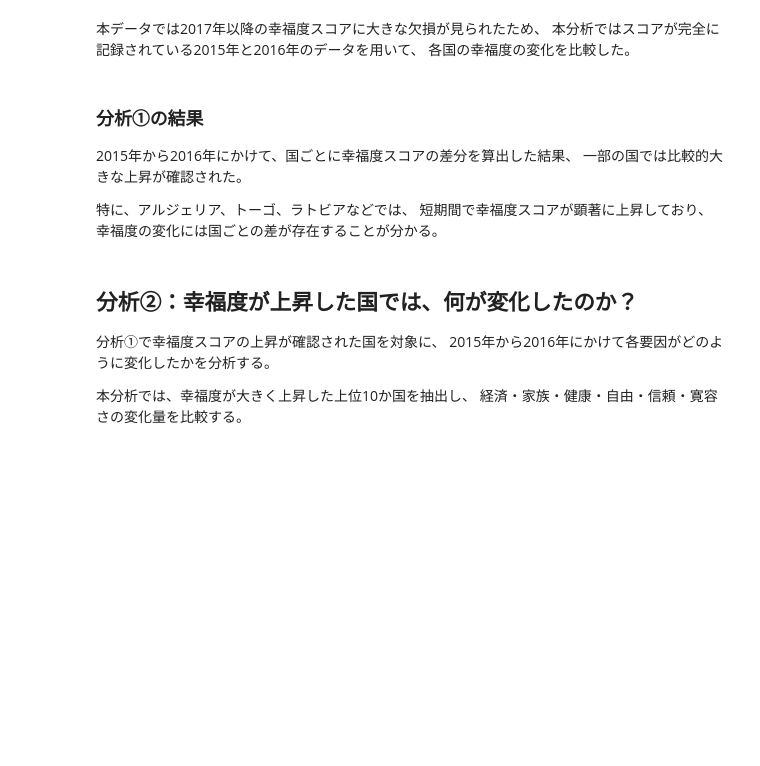
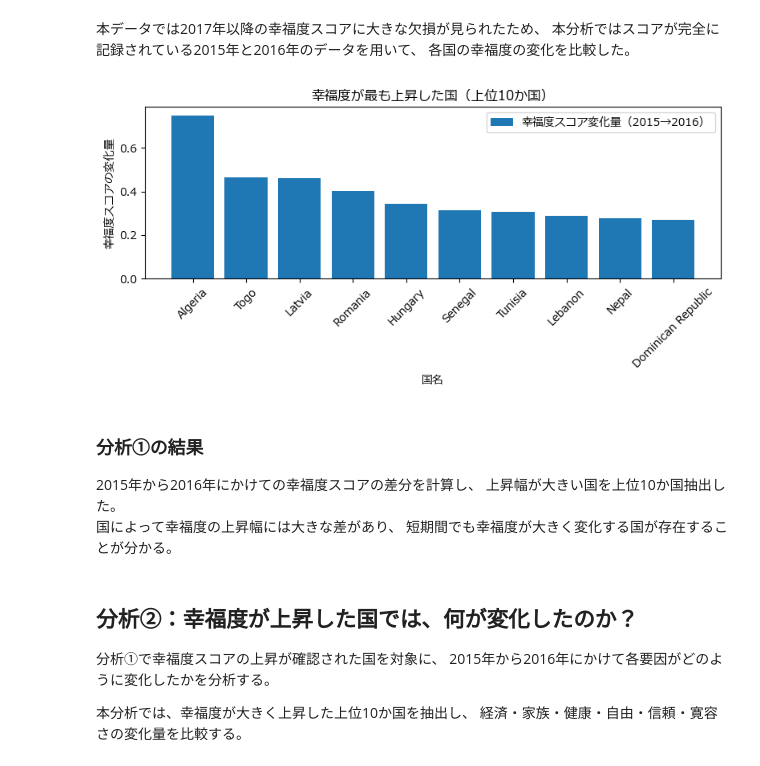
Before and after one commit to a250857y-code/me, a Jupyter notebook: 期末試験/Happiness_Report_suzuki.ipynb, the cells around one changed output. Saved outputs shown, nothing was run; the diff lists cells and outputs as text; code cells hidden in the pictures; blank space fills up the shorter version.

```diff
--- a/期末試験/Happiness_Report_suzuki.ipynb
+++ b/期末試験/Happiness_Report_suzuki.ipynb
@@ -286,15 +287,34 @@ dtype: int64
 本データでは2017年以降の幸福度スコアに大きな欠損が見られたため、
 本分析ではスコアが完全に記録されている2015年と2016年のデータを用いて、
 各国の幸福度の変化を比較した。
+# %%
+plt.rcParams['font.family'] = 'Meiryo'
+
+top10 = df_diff_sorted.head(10)
+
+plt.figure(figsize=(8, 4))
+plt.bar(
+    top10['Country'],
+    top10['Score_Diff'],
+    label='幸福度スコア変化量（2015→2016）'
+)
+
+plt.title('幸福度が最も上昇した国（上位10か国）')
+plt.xlabel('国名')
+plt.ylabel('幸福度スコアの変化量')
+plt.xticks(rotation=45)
+plt.legend()
+plt.tight_layout()
+plt.show()
+# %% [output]
+[figure, added]
 # %% [markdown]
 ### 分析①の結果
 
-2015年から2016年にかけて、国ごとに幸福度スコアの差分を算出した結果、
-一部の国では比較的大きな上昇が確認された。
-
-特に、アルジェリア、トーゴ、ラトビアなどでは、
-短期間で幸福度スコアが顕著に上昇しており、
-幸福度の変化には国ごとの差が存在することが分かる。
+2015年から2016年にかけての幸福度スコアの差分を計算し、
+上昇幅が大きい国を上位10か国抽出した。
+国によって幸福度の上昇幅には大きな差があり、
+短期間でも幸福度が大きく変化する国が存在することが分かる。
 # %% [markdown]
 ## 分析②：幸福度が上昇した国では、何が変化したのか？
 
```
Also changed, not shown: parts of 5 cells of this notebook.
